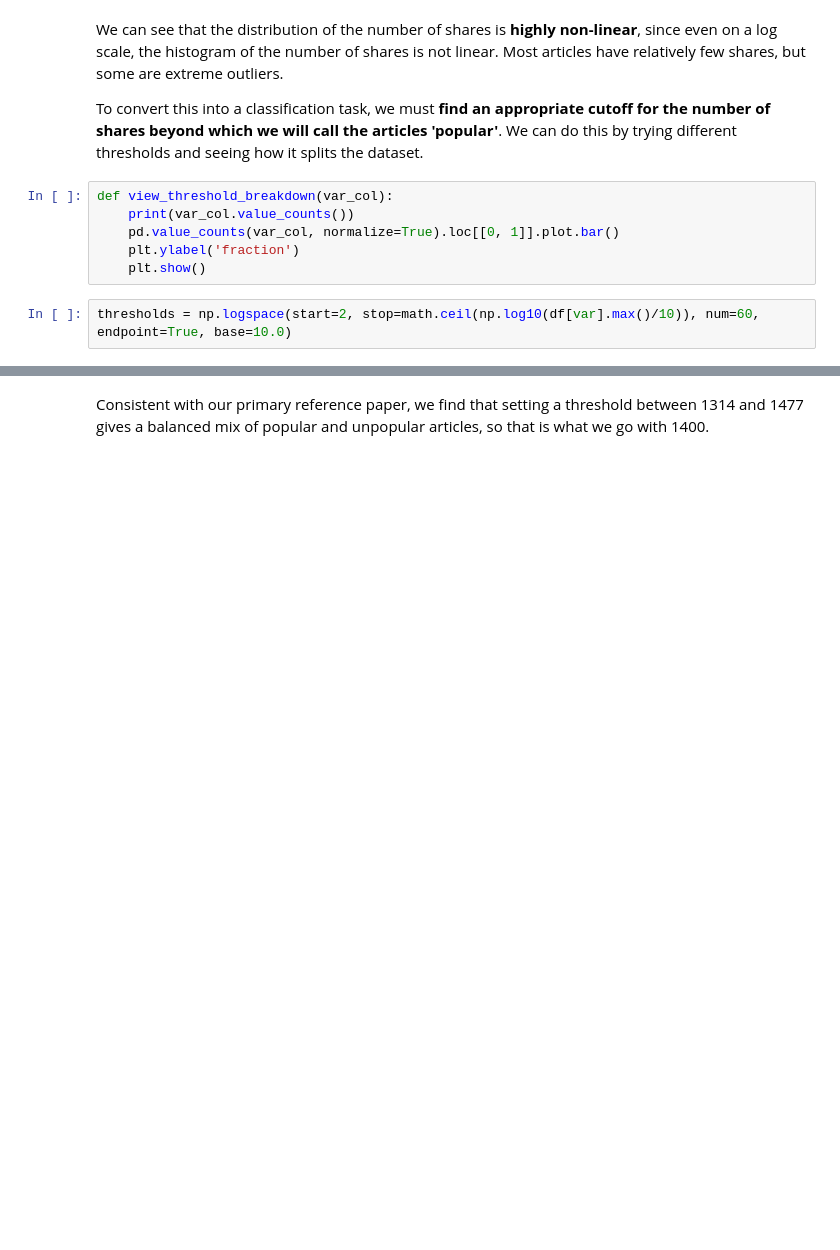
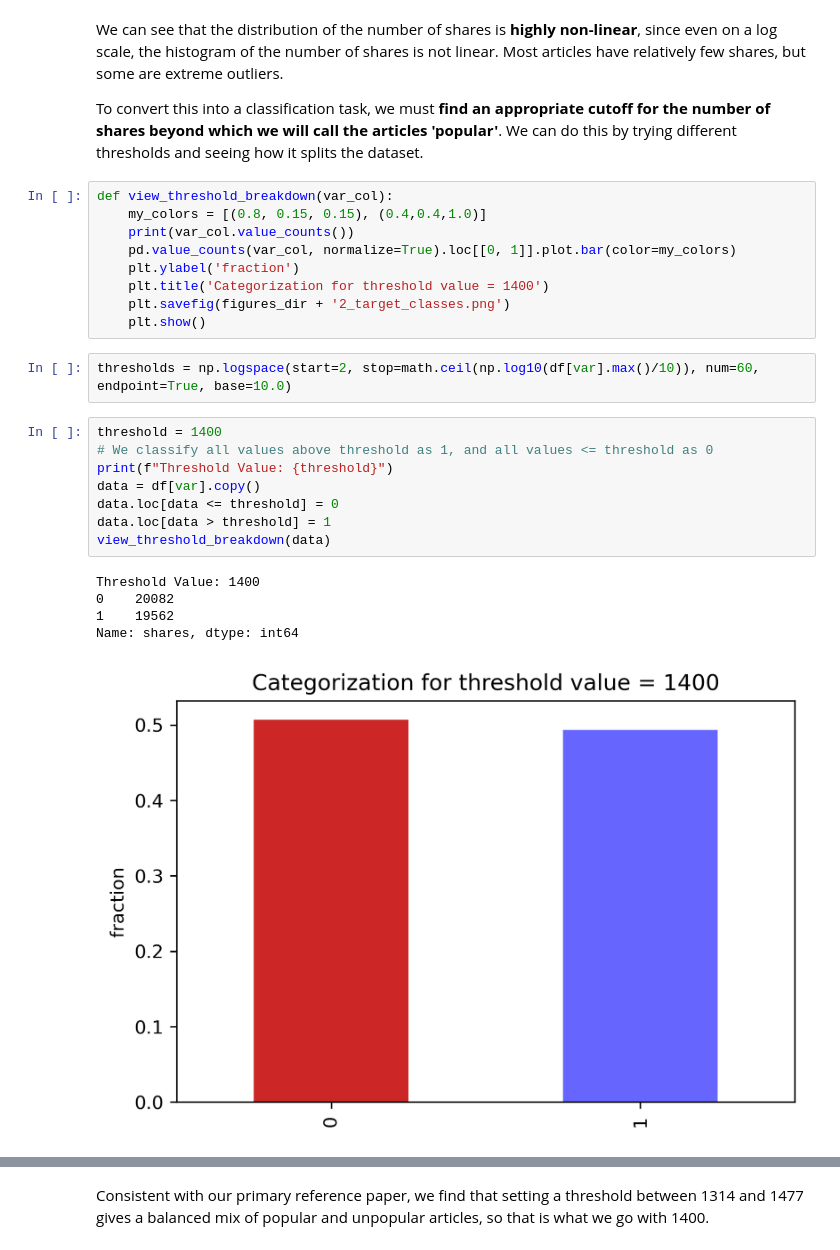
Before and after one commit to spacegoat1/news_article_popularity, a Jupyter notebook: src/2_b_EDA_target.ipynb, the cells around one changed output, grey strips where cells are left out. Saved outputs shown, nothing was run; the diff lists cells and outputs as text; blank space fills up the shorter version.

```diff
--- a/src/2_b_EDA_target.ipynb
+++ b/src/2_b_EDA_target.ipynb
@@ -59,12 +63,29 @@ To convert this into a classification task, we must **find an appropriate cutoff
 We can do this by trying different thresholds and seeing how it splits the dataset.
 # %%
 def view_threshold_breakdown(var_col):
+    my_colors = [(0.8, 0.15, 0.15), (0.4,0.4,1.0)]
     print(var_col.value_counts())
-    pd.value_counts(var_col, normalize=True).loc[[0, 1]].plot.bar()
+    pd.value_counts(var_col, normalize=True).loc[[0, 1]].plot.bar(color=my_colors)
     plt.ylabel('fraction')
+    plt.title('Categorization for threshold value = 1400')
+    plt.savefig(figures_dir + '2_target_classes.png')
     plt.show()
 # %%
 thresholds = np.logspace(start=2, stop=math.ceil(np.log10(df[var].max()/10)), num=60, endpoint=True, base=10.0)
+# %%
+threshold = 1400
+# We classify all values above threshold as 1, and all values <= threshold as 0
+print(f"Threshold Value: {threshold}")
+data = df[var].copy()
+data.loc[data <= threshold] = 0
+data.loc[data > threshold] = 1
+view_threshold_breakdown(data)
+# %% [output]
+Threshold Value: 1400
+0    20082
+1    19562
+Name: shares, dtype: int64
+[figure, added]
 # %%
 for threshold in thresholds:
     # We classify all values above threshold as 1, and all values <= threshold as 0
```
Also changed, not shown: parts of 3 cells of this notebook, 5 other files.
